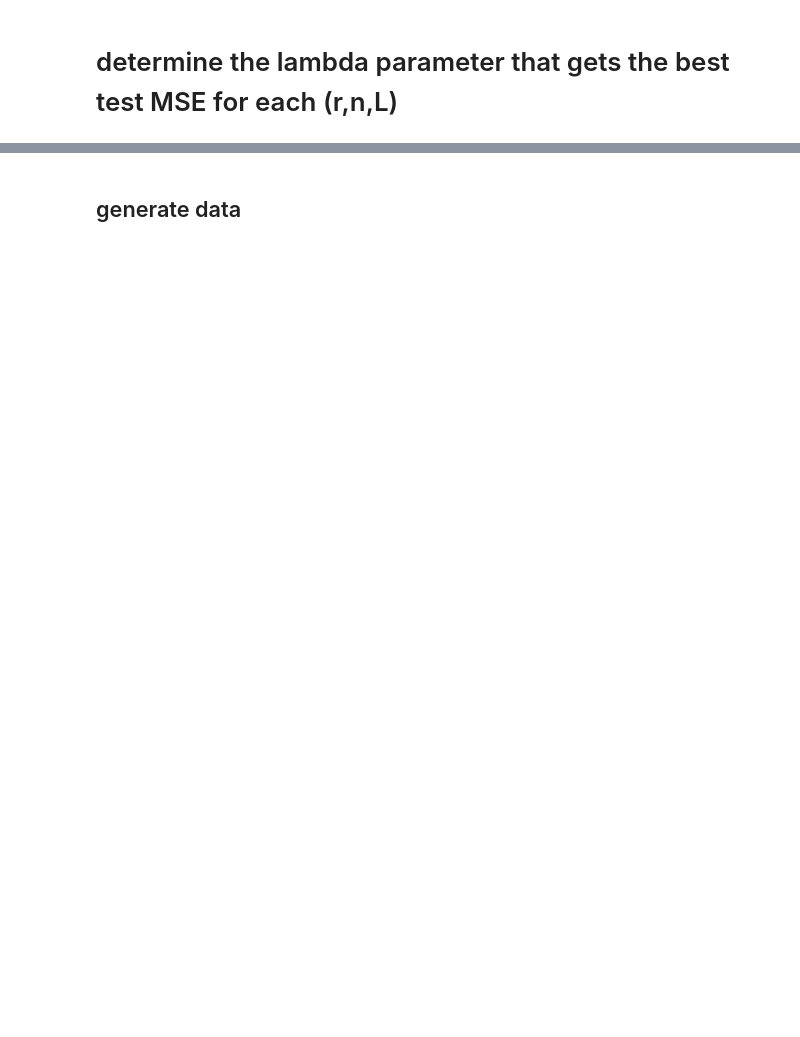
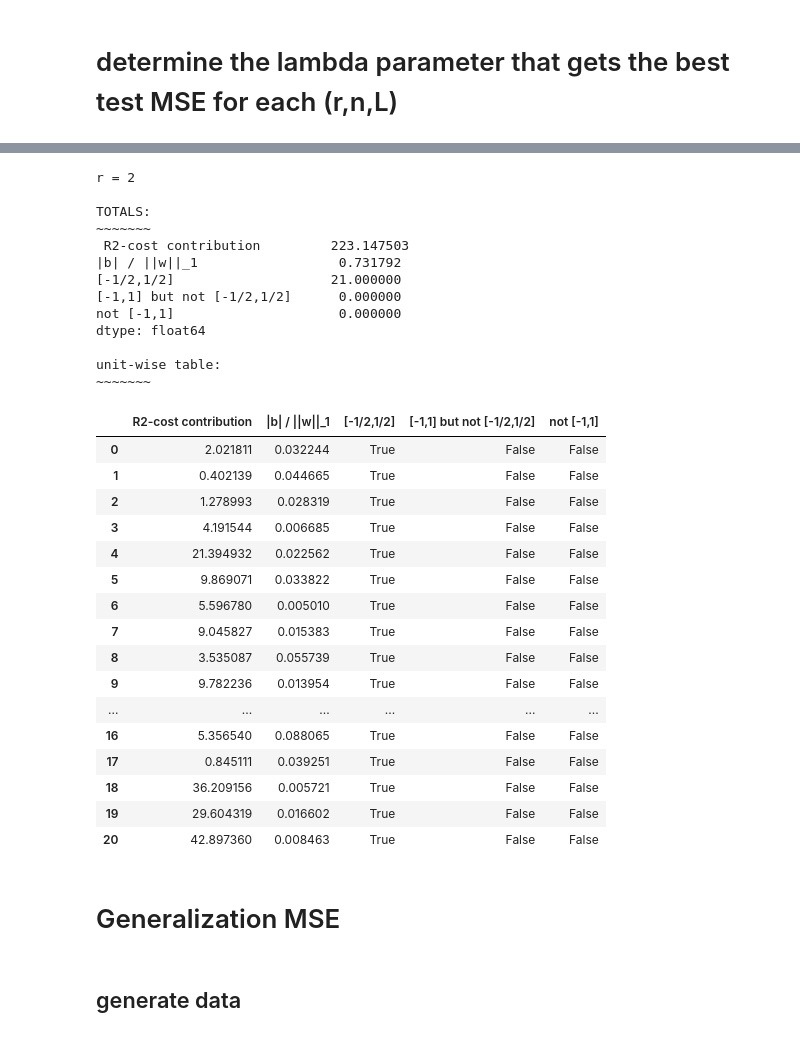
Before and after one commit to suzannastep/linear_layers_experiments, a Jupyter notebook: plotting_results.ipynb, the cells around one changed output, grey strips where cells are left out. Cells and saved outputs as stored; diff of their text form; code cells hidden in the pictures; blank space fills up the shorter version.

```diff
--- a/plotting_results.ipynb
+++ b/plotting_results.ipynb
@@ -227,3 +316,56 @@ res
+# %%
+r = 2
+
+print("r =",r)
+U = np.load(job_name+f"/r{r}U.npy")
+Sigma = np.load(job_name+f"/r{r}Sigma.npy")
+V = np.load(job_name+f"/r{r}V.npy")
+A = np.load(job_name+f"/r{r}A.npy")
+B = np.load(job_name+f"/r{r}B.npy")
+W = (U*Sigma)@V.T
+rowwise1norms = np.linalg.norm(W,axis=1,ord=1)
+ratios = np.abs(B) / np.linalg.norm(W,axis=1,ord=1)
+rowwise2norms = np.linalg.norm(W,axis=1,ord=2)
+units = pd.DataFrame({"R2-cost contribution":np.abs(A)*rowwise2norms,"|b| / ||w||_1":ratios})
+units["[-1/2,1/2]"] = ratios <= 1/2
+units["[-1,1] but not [-1/2,1/2]"] = (1/2 < ratios) * (ratios <= 1)
+units["not [-1,1]"] = ratios > 1
+print("\nTOTALS:\n~~~~~~~\n",units.sum())
+print("\nunit-wise table:\n~~~~~~~\n")
+units
+# %% [output]
+r = 2
+
+TOTALS:
+~~~~~~~
+ R2-cost contribution         223.147503
+|b| / ||w||_1                  0.731792
+[-1/2,1/2]                    21.000000
+[-1,1] but not [-1/2,1/2]      0.000000
+not [-1,1]                     0.000000
+dtype: float64
+
+unit-wise table:
+~~~~~~~
+|  | R2-cost contribution | |b| / ||w||_1 | [-1/2,1/2] | [-1,1] but not [-1/2,1/2] | not [-1,1] |
+| 0 | 2.021811 | 0.032244 | True | False | False |
+| 1 | 0.402139 | 0.044665 | True | False | False |
+| 2 | 1.278993 | 0.028319 | True | False | False |
+| 3 | 4.191544 | 0.006685 | True | False | False |
+| 4 | 21.394932 | 0.022562 | True | False | False |
+| 5 | 9.869071 | 0.033822 | True | False | False |
+| 6 | 5.596780 | 0.005010 | True | False | False |
+| 7 | 9.045827 | 0.015383 | True | False | False |
+| 8 | 3.535087 | 0.055739 | True | False | False |
+| 9 | 9.782236 | 0.013954 | True | False | False |
+| ... | ... | ... | ... | ... | ... |
+| 16 | 5.356540 | 0.088065 | True | False | False |
+| 17 | 0.845111 | 0.039251 | True | False | False |
+| 18 | 36.209156 | 0.005721 | True | False | False |
+| 19 | 29.604319 | 0.016602 | True | False | False |
+| 20 | 42.897360 | 0.008463 | True | False | False |
+# %% [markdown]
+# Generalization MSE
 # %% [markdown]
 ## generate data
 # %%
```
Also changed, not shown: parts of 28 cells of this notebook.
